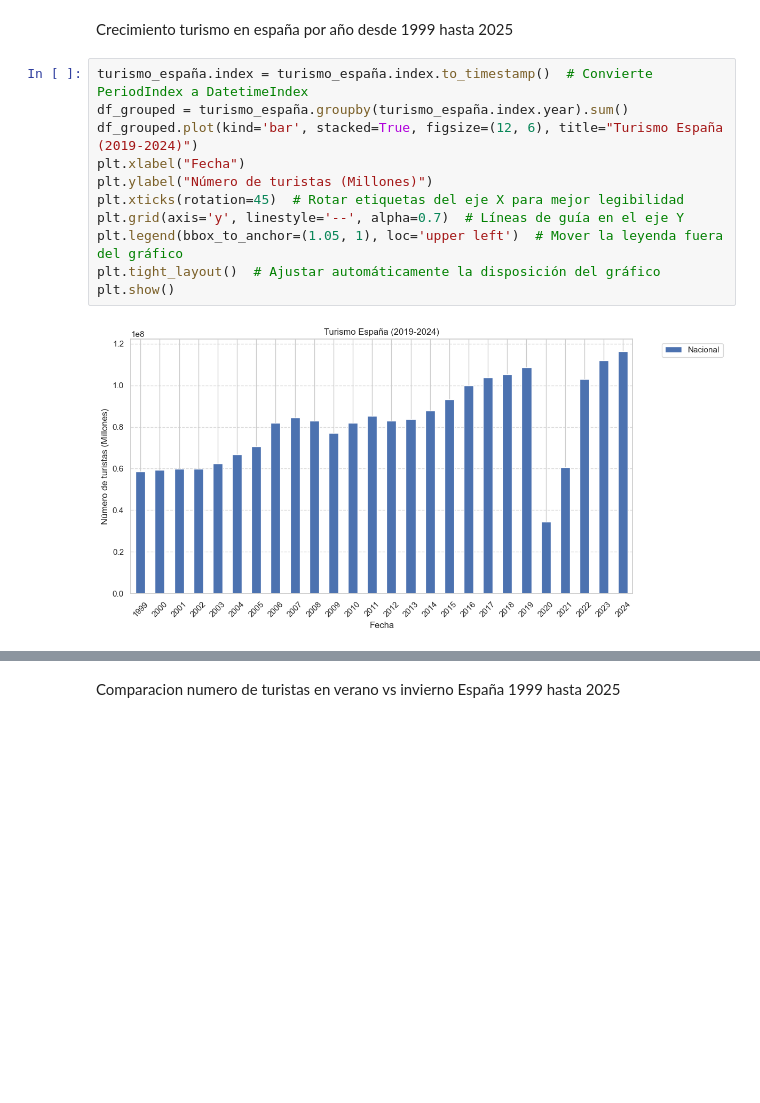
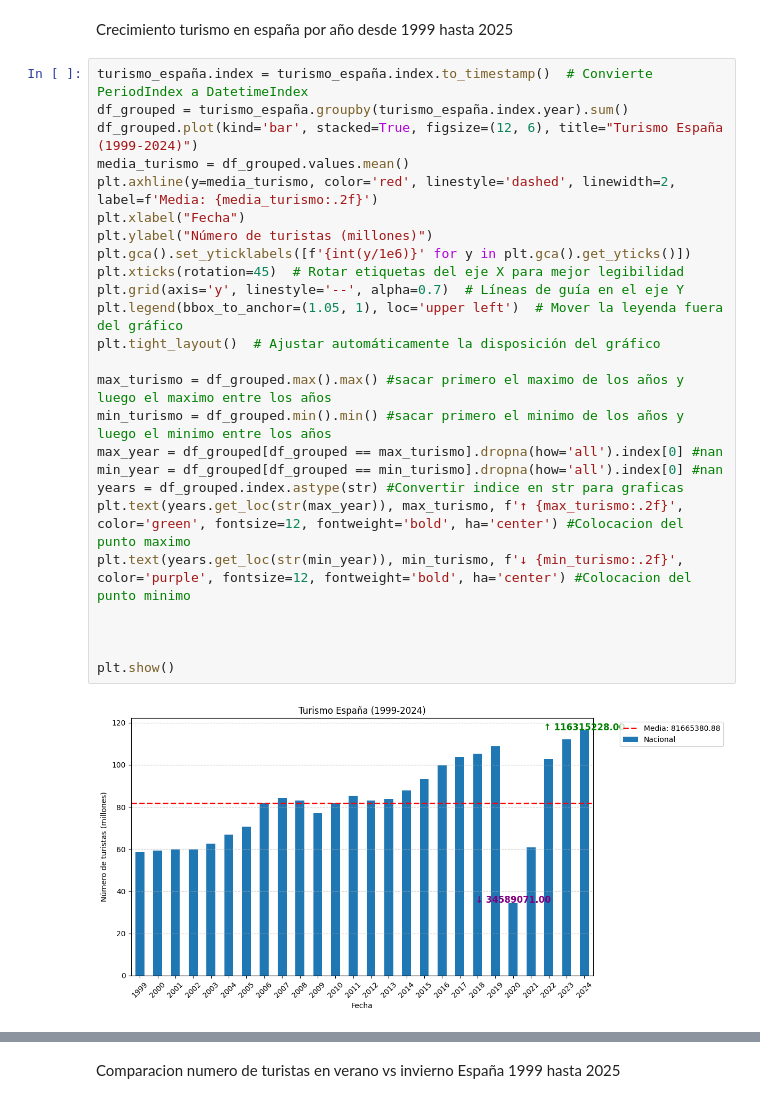
Before and after one commit to Cristianvas198/EDA_Turismo, a Jupyter notebook: src/memoria.ipynb, the cells around one changed output, grey strips where cells are left out. Cells and saved outputs as stored; diff of their text form; blank space fills up the shorter version.

```diff
--- a/src/memoria.ipynb
+++ b/src/memoria.ipynb
@@ -295,13 +292,27 @@ Crecimiento turismo en españa por año desde 1999 hasta 2025
 # %%
 turismo_españa.index = turismo_españa.index.to_timestamp()  # Convierte PeriodIndex a DatetimeIndex
 df_grouped = turismo_españa.groupby(turismo_españa.index.year).sum()
-df_grouped.plot(kind='bar', stacked=True, figsize=(12, 6), title="Turismo España (2019-2024)")
+df_grouped.plot(kind='bar', stacked=True, figsize=(12, 6), title="Turismo España (1999-2024)")
+media_turismo = df_grouped.values.mean()
+plt.axhline(y=media_turismo, color='red', linestyle='dashed', linewidth=2, label=f'Media: {media_turismo:.2f}')
 plt.xlabel("Fecha")
-plt.ylabel("Número de turistas (Millones)")
+plt.ylabel("Número de turistas (millones)")
+plt.gca().set_yticklabels([f'{int(y/1e6)}' for y in plt.gca().get_yticks()])
 plt.xticks(rotation=45)  # Rotar etiquetas del eje X para mejor legibilidad
 plt.grid(axis='y', linestyle='--', alpha=0.7)  # Líneas de guía en el eje Y
 plt.legend(bbox_to_anchor=(1.05, 1), loc='upper left')  # Mover la leyenda fuera del gráfico
 plt.tight_layout()  # Ajustar automáticamente la disposición del gráfico
+
+max_turismo = df_grouped.max().max() #sacar primero el maximo de los años y luego el maximo entre los años
+min_turismo = df_grouped.min().min() #sacar primero el minimo de los años y luego el minimo entre los años
+max_year = df_grouped[df_grouped == max_turismo].dropna(how='all').index[0] #nan
+min_year = df_grouped[df_grouped == min_turismo].dropna(how='all').index[0] #nan
+years = df_grouped.index.astype(str) #Convertir indice en str para graficas
+plt.text(years.get_loc(str(max_year)), max_turismo, f'↑ {max_turismo:.2f}', color='green', fontsize=12, fontweight='bold', ha='center') #Colocacion del punto maximo
+plt.text(years.get_loc(str(min_year)), min_turismo, f'↓ {min_turismo:.2f}', color='purple', fontsize=12, fontweight='bold', ha='center') #Colocacion del punto minimo
+
+
+
 plt.show()
 # %% [output]
-[figure, old version]
+[figure, new version]
```
Also changed, not shown: parts of 13 cells of this notebook, 5 other files.
